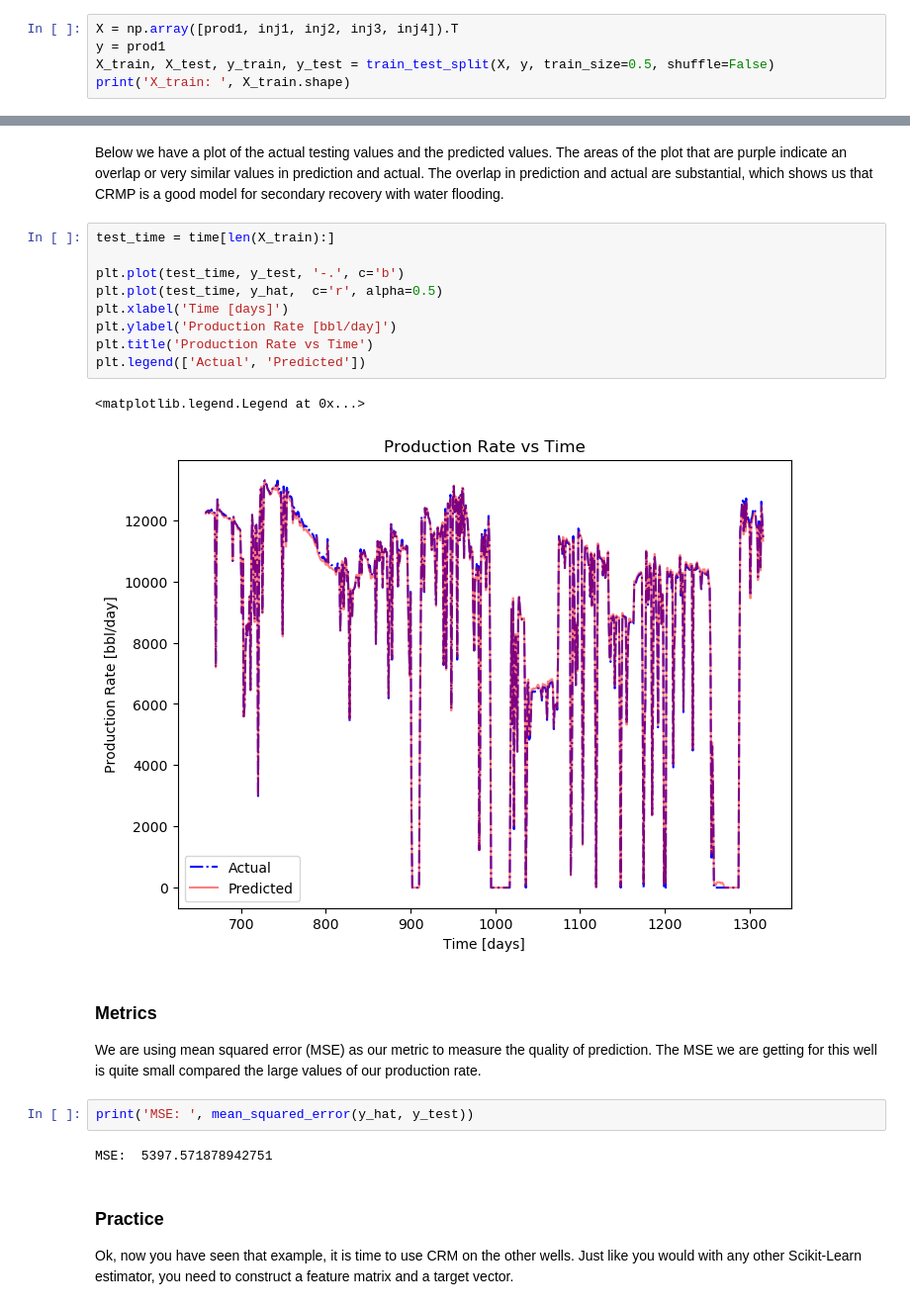
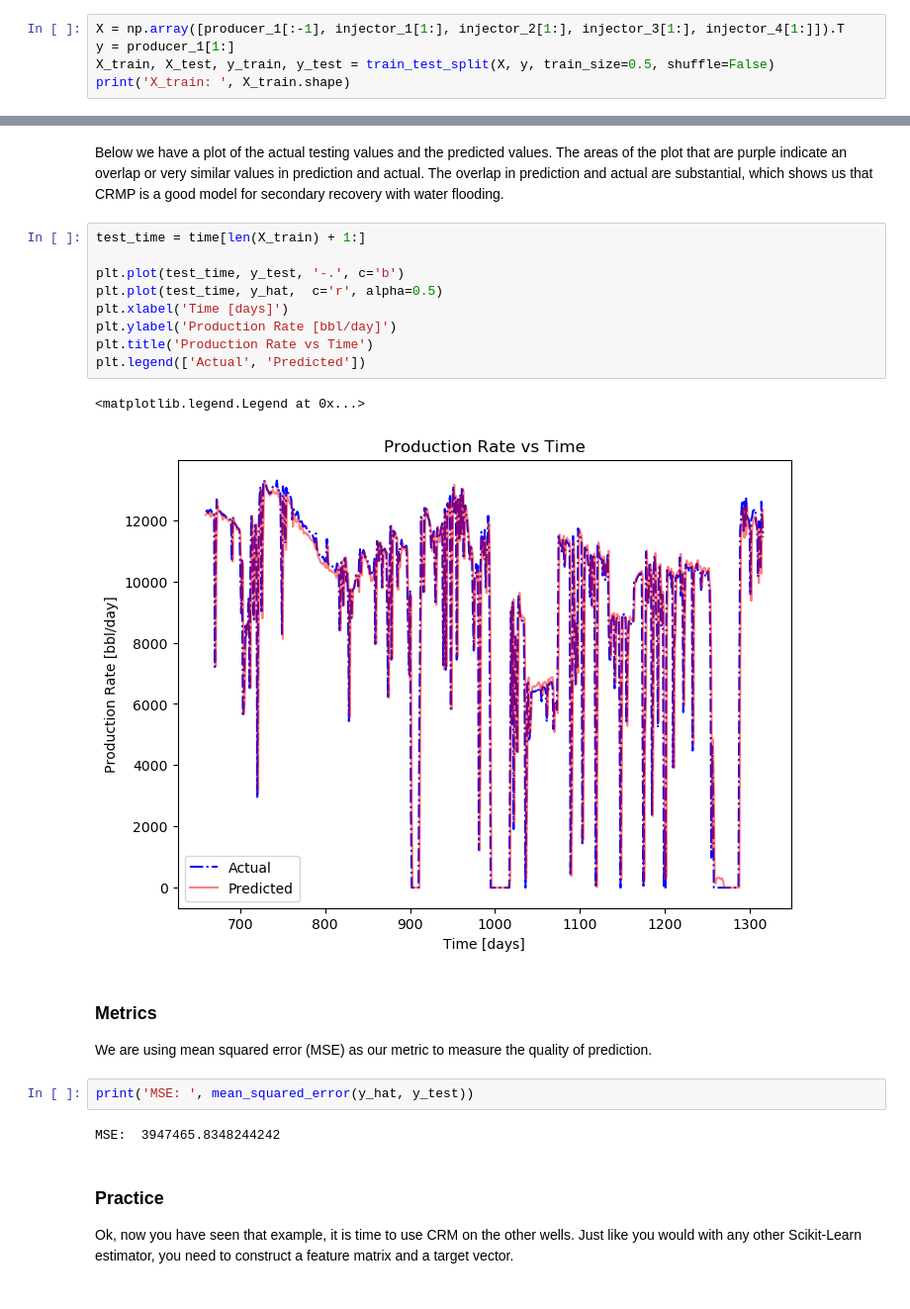
Before and after one commit to UT-DIRECT/CRM-scikit-learn, a Jupyter notebook: examples/real_data_example.ipynb, the cells around one changed output, grey strips where cells are left out. Shown at 99% size. Drawn from its saved outputs; the diff is of its cells as text.

Commit message:
Appropriate time ofset

```diff
--- a/examples/real_data_example.ipynb
+++ b/examples/real_data_example.ipynb
@@ -66,6 +66,6 @@ The feature matrix, `X`, should have it's first column as the production rate an
 # %%
-X = np.array([prod1, inj1, inj2, inj3, inj4]).T
-y = prod1
+X = np.array([producer_1[:-1], injector_1[1:], injector_2[1:], injector_3[1:], injector_4[1:]]).T
+y = producer_1[1:]
 X_train, X_test, y_train, y_test = train_test_split(X, y, train_size=0.5, shuffle=False)
 print('X_train: ', X_train.shape)
 # %% [output]
@@ -91,24 +91,24 @@ y_hat = crmp.predict(X_test)
 # %% [markdown]
 Below we have a plot of the actual testing values and the predicted values. The areas of the plot that are purple indicate an overlap or very similar values in prediction and actual. The overlap in prediction and actual are substantial, which shows us that CRMP is a good model for secondary recovery with water flooding.
 # %%
-test_time = time[len(X_train):]
+test_time = time[len(X_train) + 1:]
 
 plt.plot(test_time, y_test, '-.', c='b')
 plt.plot(test_time, y_hat,  c='r', alpha=0.5)
 plt.xlabel('Time [days]')
 plt.ylabel('Production Rate [bbl/day]')
 plt.title('Production Rate vs Time')
 plt.legend(['Actual', 'Predicted'])
 # %% [output]
 <matplotlib.legend.Legend at 0x...>
-[figure, old version]
+[figure, new version]
 # %% [markdown]
 ### Metrics
-We are using mean squared error (MSE) as our metric to measure the quality of prediction. The MSE we are getting for this well is quite small compared the large values of our production rate.
+We are using mean squared error (MSE) as our metric to measure the quality of prediction.
 # %%
 print('MSE: ', mean_squared_error(y_hat, y_test))
 # %% [output]
-MSE:  5397.571878942751
+MSE:  3947465.8348244242
 # %% [markdown]
 ### Practice
 
```
Also changed, not shown: parts of 2 cells of this notebook.
